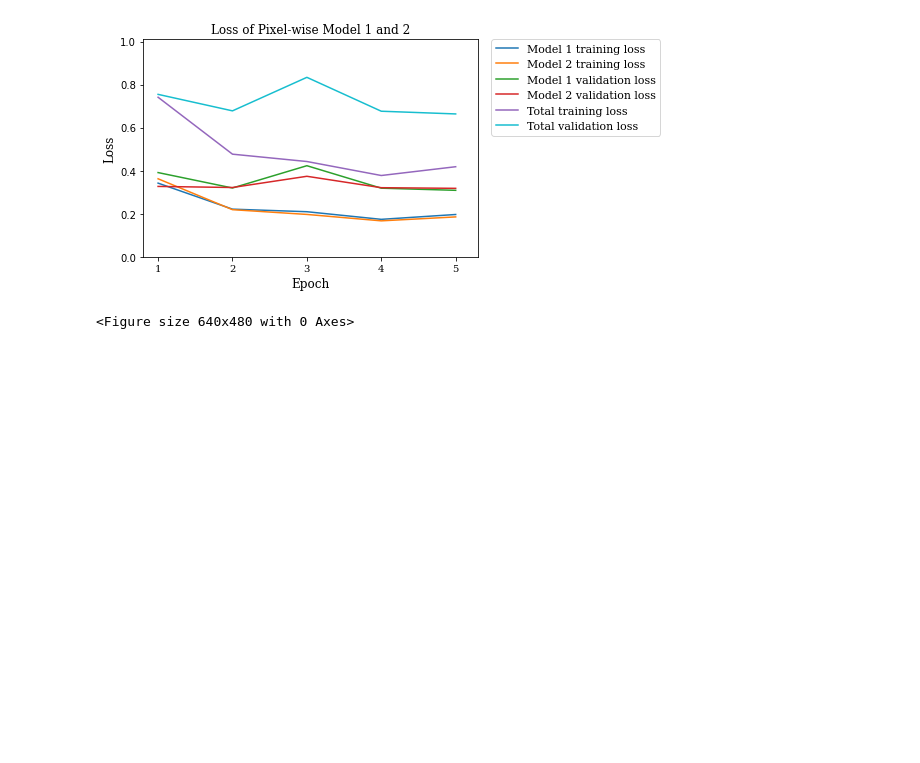
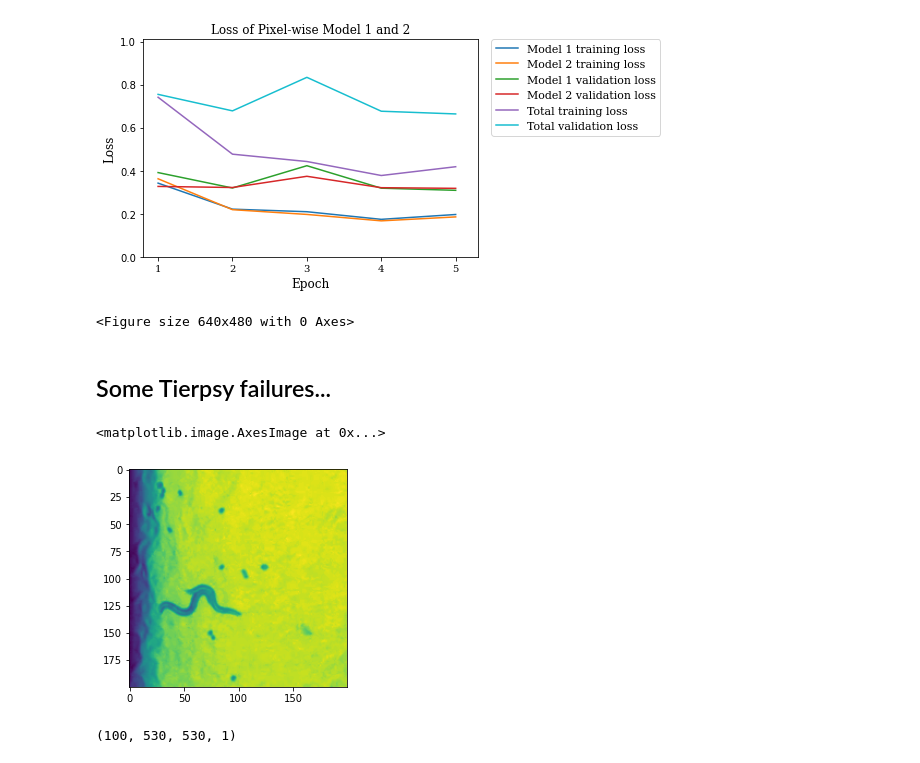
Before and after one commit to RosaryYao/msc_wormtracking, a Jupyter notebook: results.ipynb, the cells around one changed output. Saved outputs shown, nothing was run; the diff lists cells and outputs as text; code cells hidden in the pictures; blank space fills up the shorter version.

```diff
--- a/results.ipynb
+++ b/results.ipynb
@@ -178,3 +178,5 @@ plt.show()
 # %% [output]
 [figure]
 <Figure size 640x480 with 0 Axes>
+# %% [markdown]
+## Some Tierpsy failures...
@@ -180,0 +185,12 @@ plt.show()
+# %%
+w_6819_1_a6_1_raw = np.load("../22956819/A6_raw_1.npy")
+w_6819_1_a6_1_mask = np.load("../22956819/A6_mask_1.npy")
+# %%
+plt.imshow(w_6819_1_a6_1_raw[10][200:400, 0:200])
+# %% [output]
+<matplotlib.image.AxesImage at 0x...>
+[figure, added]
+# %%
+w_6819_1_a6_1_mask.shape
+# %% [output]
+(100, 530, 530, 1)
```
Also changed, not shown: parts of 3 cells of this notebook, 8 other files.
